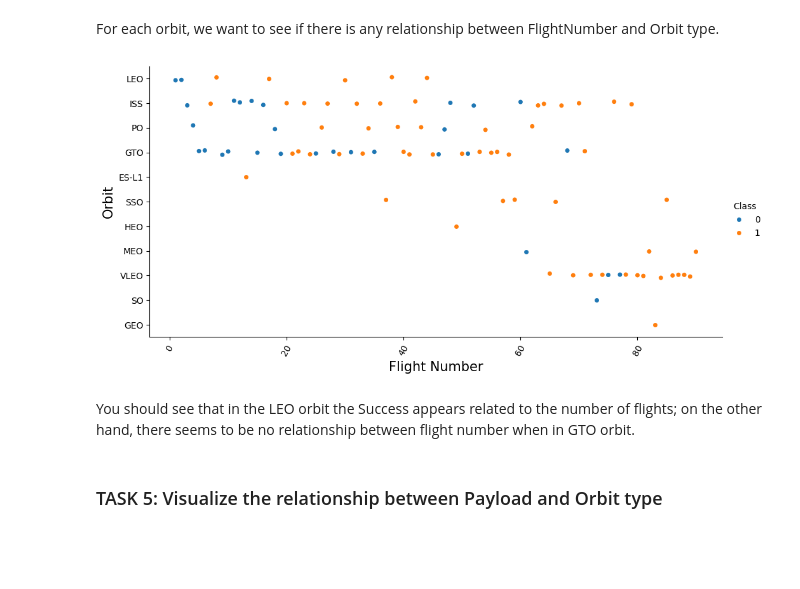
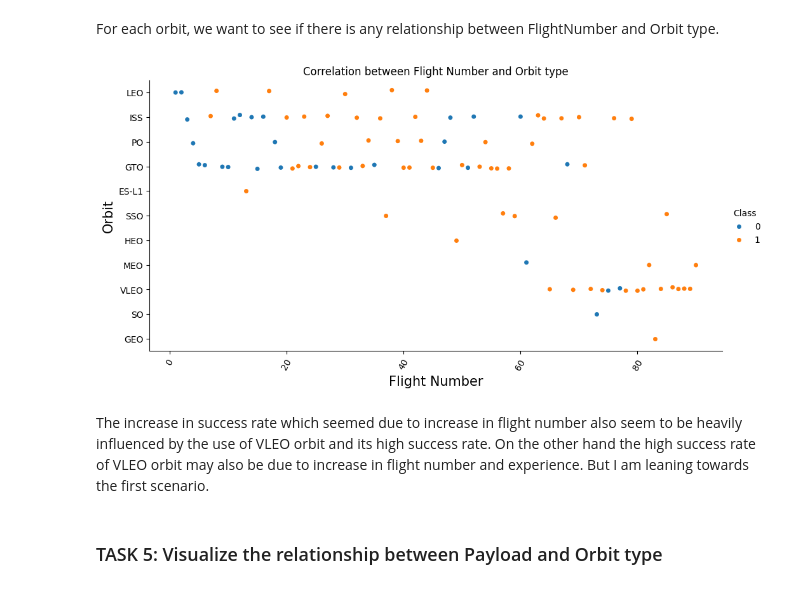
Before and after one commit to NalinMalla/SpaceX-Falcon9-Cost-Predictor, a Jupyter notebook: 2.2. EDA-dataviz.ipynb, the cells around one changed output. Cells and saved outputs as stored; diff of their text form; code cells hidden in the pictures; blank space fills up the shorter version.

```diff
--- a/2.2. EDA-dataviz.ipynb
+++ b/2.2. EDA-dataviz.ipynb
@@ -153,14 +173,16 @@ For each orbit, we want to see if there is any relationship between FlightNumber
 # %%
 # Plot a scatter point chart with x axis to be FlightNumber and y axis to be the Orbit, and hue to be the class value
 sns.catplot(y="Orbit", x="FlightNumber", hue="Class", data=df, aspect= 2)  #aspect is aspect ration of figure
 plt.xlabel("Flight Number",fontsize=15)
 plt.ylabel("Orbit",fontsize=15)
+plt.title("Correlation between Flight Number and Orbit type")
 plt.xticks(rotation=60)
 plt.show()
 # %% [output]
-[figure, old version]
+[figure, new version]
-# %% [markdown]
-You should see that in the LEO orbit the Success appears related to the number of flights; on the other hand, there seems to be no relationship between flight number when in GTO orbit.
+# %% [markdown]
+The increase in success rate which seemed due to increase in flight number also seem to be heavily influenced by the use of VLEO orbit and its high success rate. On the other hand the high success rate of VLEO orbit may also be due to increase in flight number and experience.
+But I am leaning towards the first scenario.
 # %% [markdown]
 ### TASK  5: Visualize the relationship between Payload and Orbit type
 # %% [markdown]
```
Also changed, not shown: parts of 15 cells of this notebook, 9 other files.
